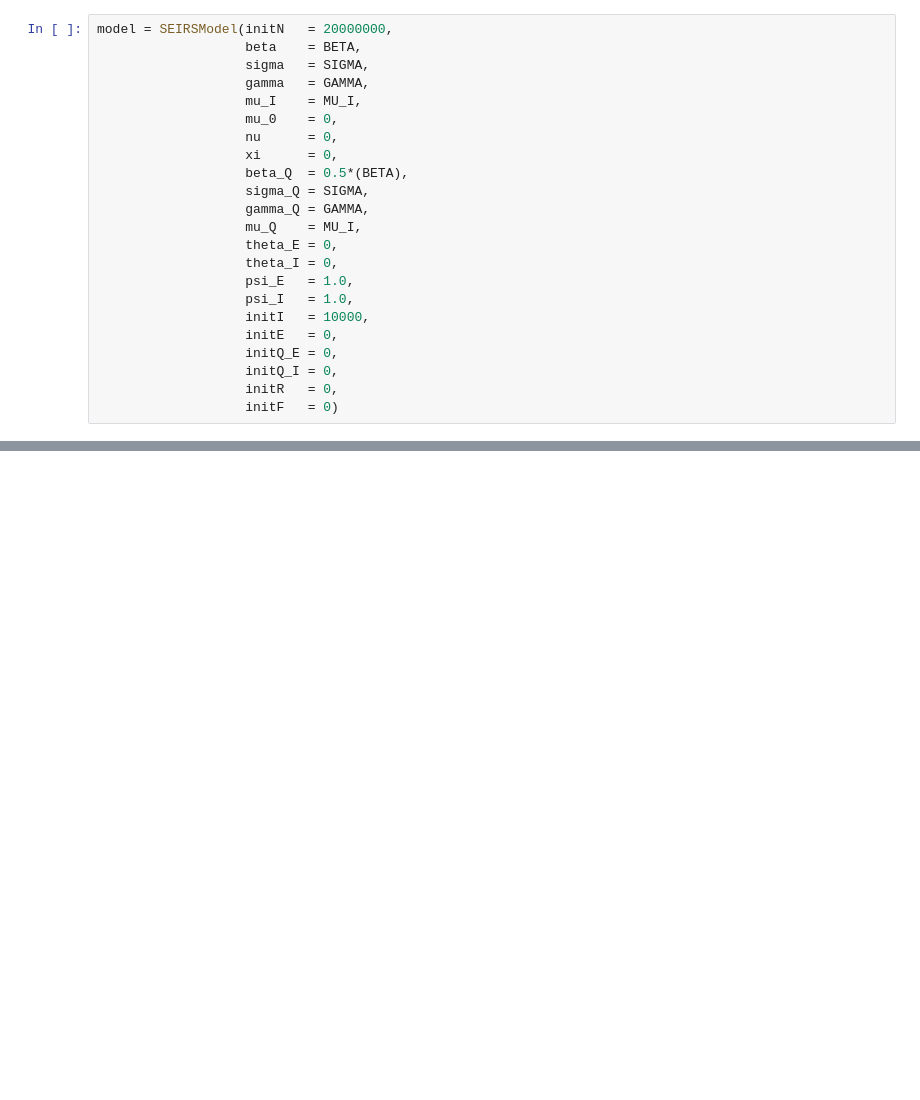
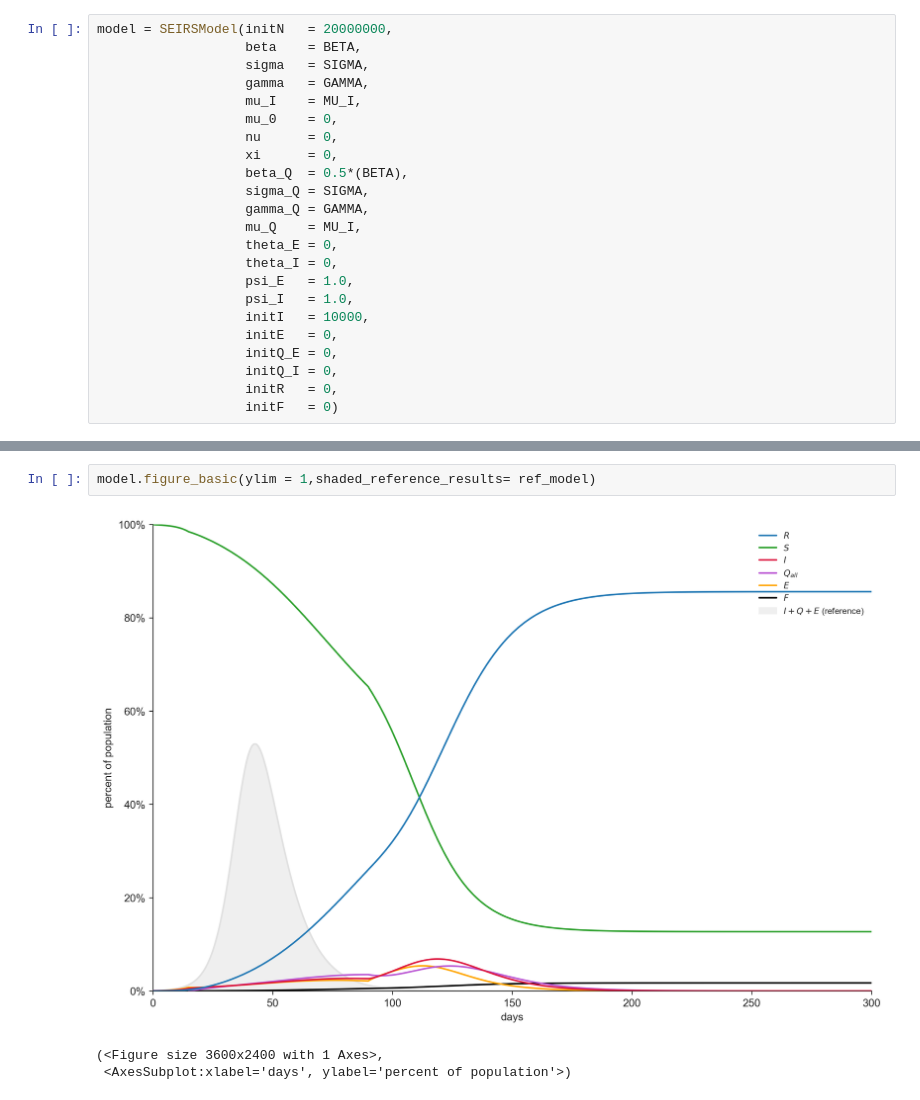
Before and after one commit to qiaoqiaoLF/COVID-19_Analysis, a Jupyter notebook: SEIR_implementation.ipynb, the cells around one changed output, grey strips where cells are left out. Saved outputs shown, nothing was run; the diff lists cells and outputs as text; blank space fills up the shorter version.

```diff
--- a/SEIR_implementation.ipynb
+++ b/SEIR_implementation.ipynb
@@ -49 +76,7 @@ model.figure_infections(ylim = 0.8)
  <AxesSubplot:xlabel='days', ylabel='percent of population'>)
+# %%
+model.figure_basic(ylim = 1,shaded_reference_results= ref_model)
+# %% [output]
+[figure, added]
+(<Figure size 3600x2400 with 1 Axes>,
+ <AxesSubplot:xlabel='days', ylabel='percent of population'>)
```
Also changed, not shown: parts of 5 cells of this notebook, 3 other files.
